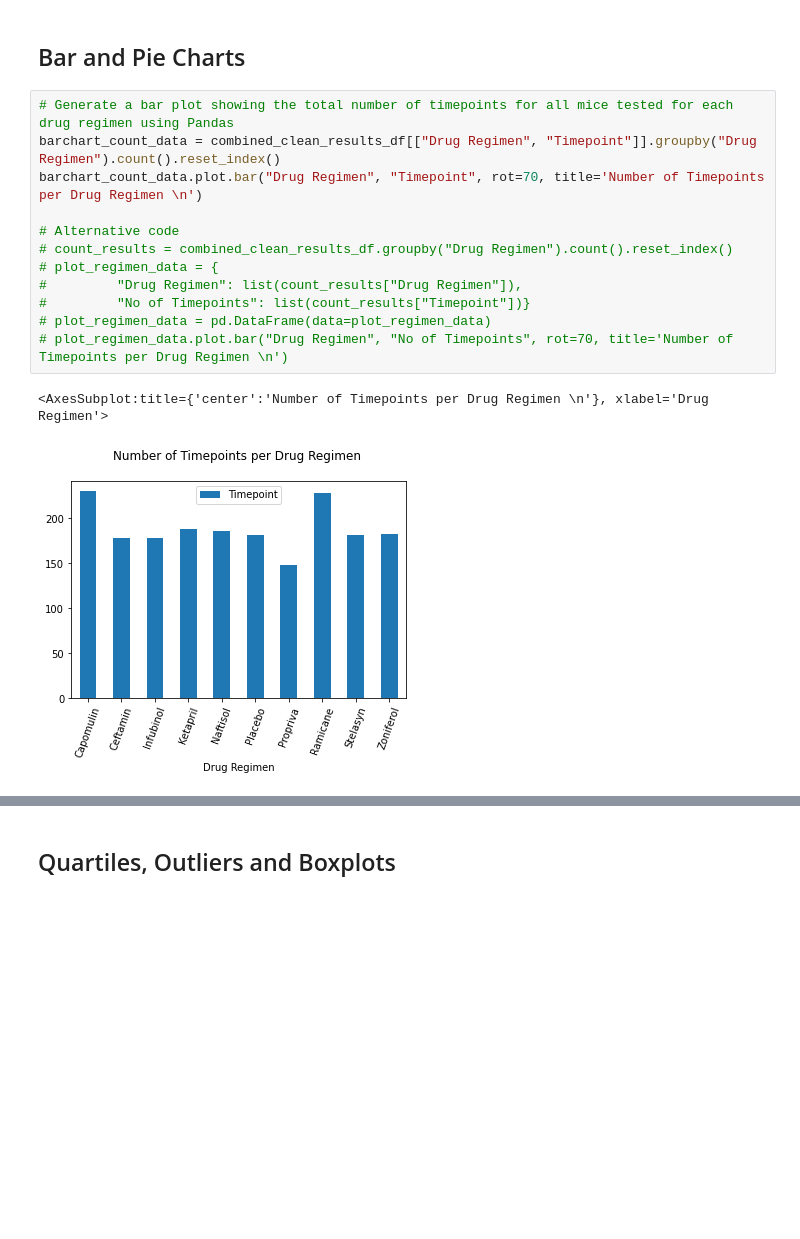
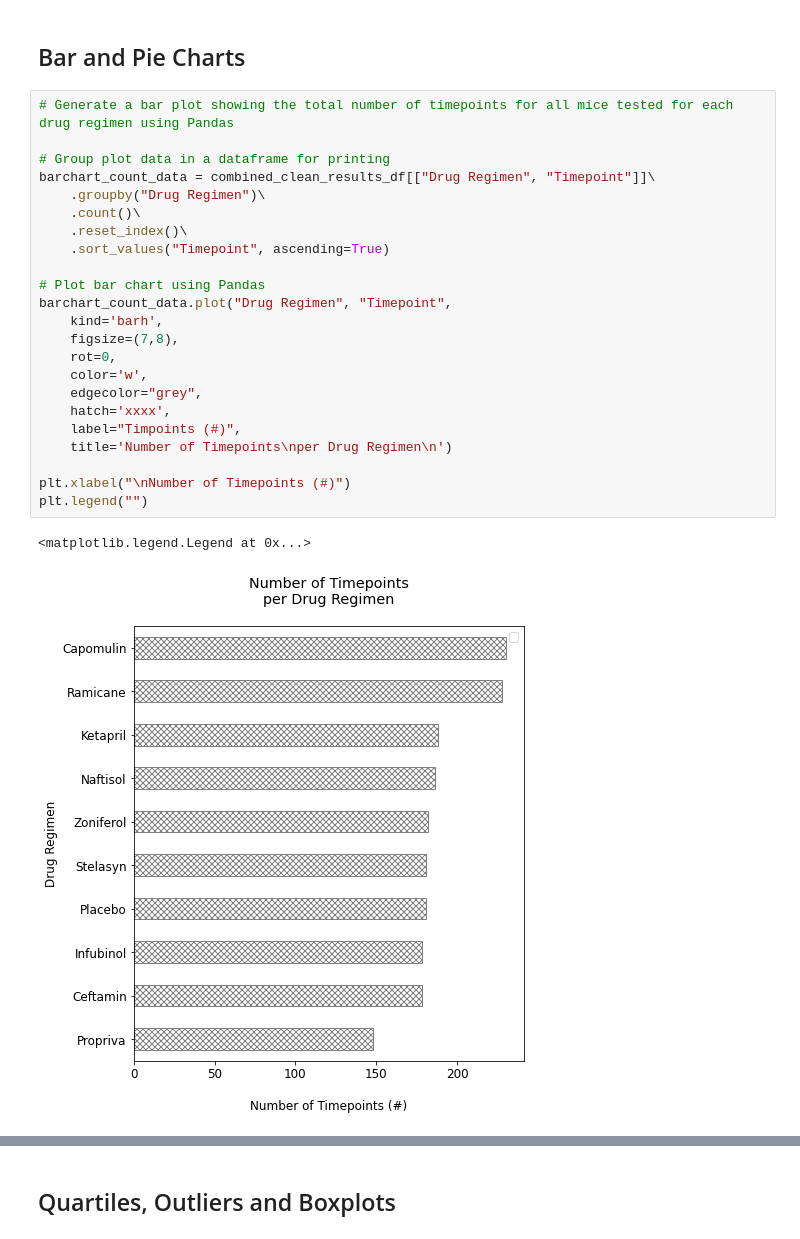
Before and after one commit to jgausachs/matplotlib-challenge, a Jupyter notebook: Pymaceuticals/pymaceuticals_starter.ipynb, the cells around one changed output, grey strips where cells are left out. Drawn from its saved outputs; the diff is of its cells as text; blank space fills up the shorter version.

```diff
--- a/Pymaceuticals/pymaceuticals_starter.ipynb
+++ b/Pymaceuticals/pymaceuticals_starter.ipynb
@@ -174,18 +201,29 @@ Zoniferol           53.24          51.82       48.53       6.97        0.52
 ## Bar and Pie Charts
 # %%
 # Generate a bar plot showing the total number of timepoints for all mice tested for each drug regimen using Pandas
-barchart_count_data = combined_clean_results_df[["Drug Regimen", "Timepoint"]].groupby("Drug Regimen").count().reset_index()
-barchart_count_data.plot.bar("Drug Regimen", "Timepoint", rot=70, title='Number of Timepoints per Drug Regimen \n')
 
-# Alternative code
-# count_results = combined_clean_results_df.groupby("Drug Regimen").count().reset_index()
-# plot_regimen_data = {
-#         "Drug Regimen": list(count_results["Drug Regimen"]),
-#         "No of Timepoints": list(count_results["Timepoint"])}
-# plot_regimen_data = pd.DataFrame(data=plot_regimen_data)
-# plot_regimen_data.plot.bar("Drug Regimen", "No of Timepoints", rot=70, title='Number of Timepoints per Drug Regimen \n')
+# Group plot data in a dataframe for printing
+barchart_count_data = combined_clean_results_df[["Drug Regimen", "Timepoint"]]\
+    .groupby("Drug Regimen")\
+    .count()\
+    .reset_index()\
+    .sort_values("Timepoint", ascending=True)
+
+# Plot bar chart using Pandas
+barchart_count_data.plot("Drug Regimen", "Timepoint",
+    kind='barh',
+    figsize=(7,8),
+    rot=0,
+    color='w',
+    edgecolor="grey",
+    hatch='xxxx',
+    label="Timpoints (#)",
+    title='Number of Timepoints\nper Drug Regimen\n')
+
+plt.xlabel("\nNumber of Timepoints (#)")
+plt.legend("")
 # %% [output]
-<AxesSubplot:title={'center':'Number of Timepoints per Drug Regimen \n'}, xlabel='Drug Regimen'>
+<matplotlib.legend.Legend at 0x...>
-[figure, old version]
+[figure, new version]
 # %%
 # Generate a bar plot showing the total number of timepoints for all mice tested for each drug regimen using pyplot
```
Also changed, not shown: parts of 15 cells of this notebook.
